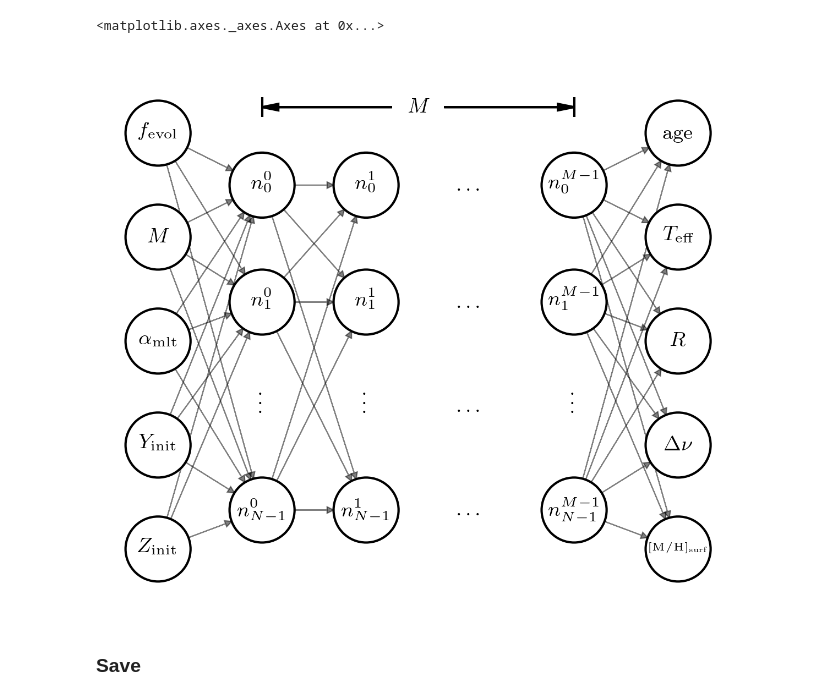
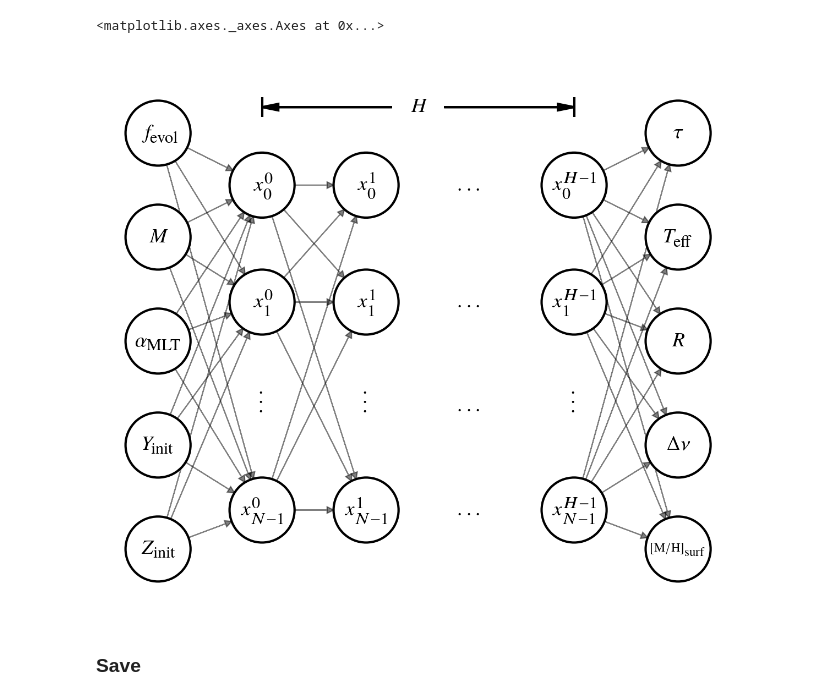
Before and after one commit to alexlyttle/hierarchically-modelling-dwarfs, a Jupyter notebook: modelling/ann_pgm.ipynb, the cells around one changed output. Drawn from its saved outputs; the diff is of its cells as text; code cells hidden in the pictures.

```diff
--- a/modelling/ann_pgm.ipynb
+++ b/modelling/ann_pgm.ipynb
@@ -13,61 +14,61 @@ pgm = daft.PGM()
 # Inputs
 pgm.add_node("f_age", r"$f_{\mathrm{evol}}$", 1.5, 4.5, plot_params=node_params)
 pgm.add_node("mass", r"$M$", 1.5, 3.7, plot_params=node_params)
-pgm.add_node("mlt", r"$\alpha_\mathrm{mlt}$", 1.5, 2.9, plot_params=node_params)
+pgm.add_node("mlt", r"$\alpha_\mathrm{MLT}$", 1.5, 2.9, plot_params=node_params)
 pgm.add_node("y", r"$Y_{\mathrm{init}}$", 1.5, 2.1, plot_params=node_params)
 pgm.add_node("z", r"$Z_\mathrm{init}$", 1.5, 1.3, plot_params=node_params)
 
 # Neural network
-pgm.add_node('net00', r'$n_{0}^{0}$', 2.3, 4.1)
-pgm.add_node('net10', r'$n_{1}^{0}$', 2.3, 3.2)
+pgm.add_node('net00', r'$x_{0}^{0}$', 2.3, 4.1)
+pgm.add_node('net10', r'$x_{1}^{0}$', 2.3, 3.2)
 pgm.add_node('dots0', r'$\vdots$', 2.3, 2.4, plot_params={'edgecolor': 'none'})
-pgm.add_node('netN0', r'$n_{N-1}^{0}$', 2.3, 1.6)
+pgm.add_node('netN0', r'$x_{N-1}^{0}$', 2.3, 1.6)
 
-pgm.add_node('net01', r'$n_{0}^{1}$', 3.1, 4.1)
-pgm.add_node('net11', r'$n_{1}^{1}$', 3.1, 3.2)
+pgm.add_node('net01', r'$x_{0}^{1}$', 3.1, 4.1)
+pgm.add_node('net11', r'$x_{1}^{1}$', 3.1, 3.2)
 pgm.add_node('dots1', r'$\vdots$', 3.1, 2.4, plot_params={'edgecolor': 'none'})
-pgm.add_node('netN1', r'$n_{N-1}^{1}$', 3.1, 1.6)
+pgm.add_node('netN1', r'$x_{N-1}^{1}$', 3.1, 1.6)
 
 pgm.add_node('dots20', r'$\dots$', 3.9, 4.1, plot_params={'edgecolor': 'none'})
 pgm.add_node('dots21', r'$\dots$', 3.9, 3.2, plot_params={'edgecolor': 'none'})
 pgm.add_node('dots22', r'$\dots$', 3.9, 2.4, plot_params={'edgecolor': 'none'})
 pgm.add_node('dots23', r'$\dots$', 3.9, 1.6, plot_params={'edgecolor': 'none'})
 
-pgm.add_node('net0M', r'$n_{0}^{M-1}$', 4.7, 4.1)
-pgm.add_node('net1M', r'$n_{1}^{M-1}$', 4.7, 3.2)
+pgm.add_node('net0M', r'$x_{0}^{H-1}$', 4.7, 4.1)
+pgm.add_node('net1M', r'$x_{1}^{H-1}$', 4.7, 3.2)
 pgm.add_node('dots3', r'$\vdots$', 4.7, 2.4, plot_params={'edgecolor': 'none'})
-pgm.add_node('netNM', r'$n_{N-1}^{M-1}$', 4.7, 1.6)
+pgm.add_node('netNM', r'$x_{N-1}^{H-1}$', 4.7, 1.6)
 
 # Outputs
-pgm.add_node("age", r"$\mathrm{age}$", 5.5, 4.5, plot_params=node_params)
+pgm.add_node("age", r"$\tau$", 5.5, 4.5, plot_params=node_params)
 pgm.add_node("teff", r"$T_{\mathrm{eff}}$", 5.5, 3.7, plot_params=node_params)
 pgm.add_node("rad", r"$R$", 5.5, 2.9, plot_params=node_params)
 pgm.add_node("dnu", r"$\Delta\nu$", 5.5, 2.1, plot_params=node_params)
-pgm.add_node("smh", r"$[\mathrm{M}/\mathrm{H}]_\mathrm{surf}$", 5.5, 1.3, fontsize=4.8, plot_params=node_params)
+pgm.add_node("smh", r"$[\mathrm{M}/\mathrm{H}]_\mathrm{surf}$", 5.5, 1.3, fontsize=5, plot_params=node_params)
 
-pgm.add_node('layers', r'$M$', 3.5, 4.7, scale=0.8, plot_params={'edgecolor': 'none'})
+pgm.add_node('layers', r'$H$', 3.5, 4.7, scale=0.8, plot_params={'edgecolor': 'none'})
 pgm.add_node('start', '', 2.3, 4.7, shape='rectangle', scale=0.3, aspect=0.)
 pgm.add_node('end', '', 4.7, 4.7, shape='rectangle', scale=0.3, aspect=0.)
 
 pgm.add_edge('layers', 'start')
 pgm.add_edge('layers', 'end')
 
 layers = [['y', 'z', 'mass', 'f_age', 'mlt'], ['net00', 'net10', 'netN0'],
           ['net01', 'net11', 'netN1']]
 
 for i, layer in enumerate(layers[:-1]):
     for node0 in layer:
         for node1 in layers[i+1]:
             pgm.add_edge(node0, node1, plot_params={'alpha': 0.5, 'linewidth': 0.5, 'head_length': 0.1})
 
 for node0 in ['net0M', 'net1M', 'netNM']:
     for node1 in ['age', 'rad', 'teff', 'smh', 'dnu']:
         pgm.add_edge(node0, node1, plot_params={'alpha': 0.5, 'linewidth': 0.5, 'head_length': 0.1})
 
 pgm.render(dpi=300)
 # %% [output]
 <matplotlib.axes._axes.Axes at 0x...>
-[figure, old version]
+[figure, new version]
 # %% [markdown]
 ### Save
 # %%
```
Also changed, not shown: parts of 1 cell of this notebook, 12 other files.
